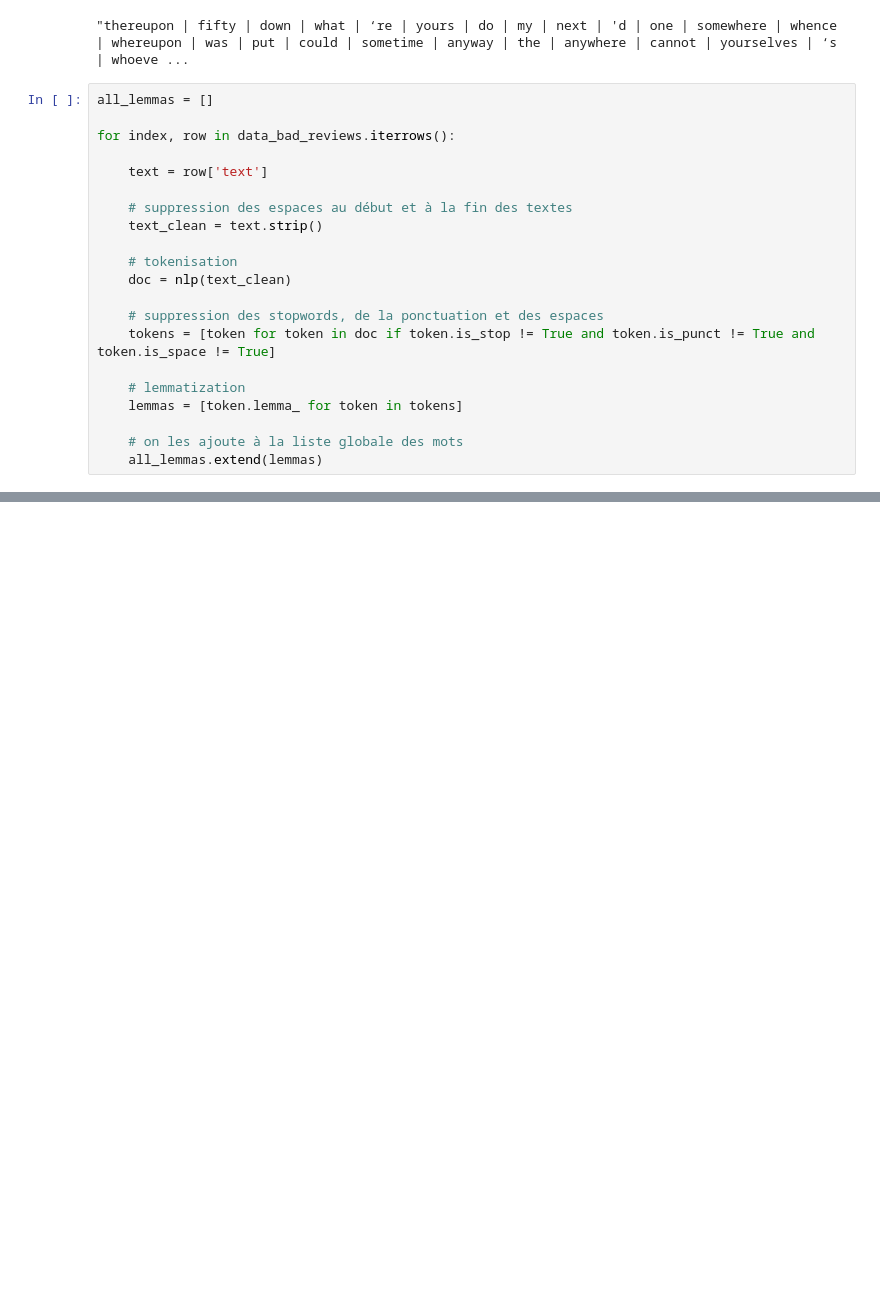
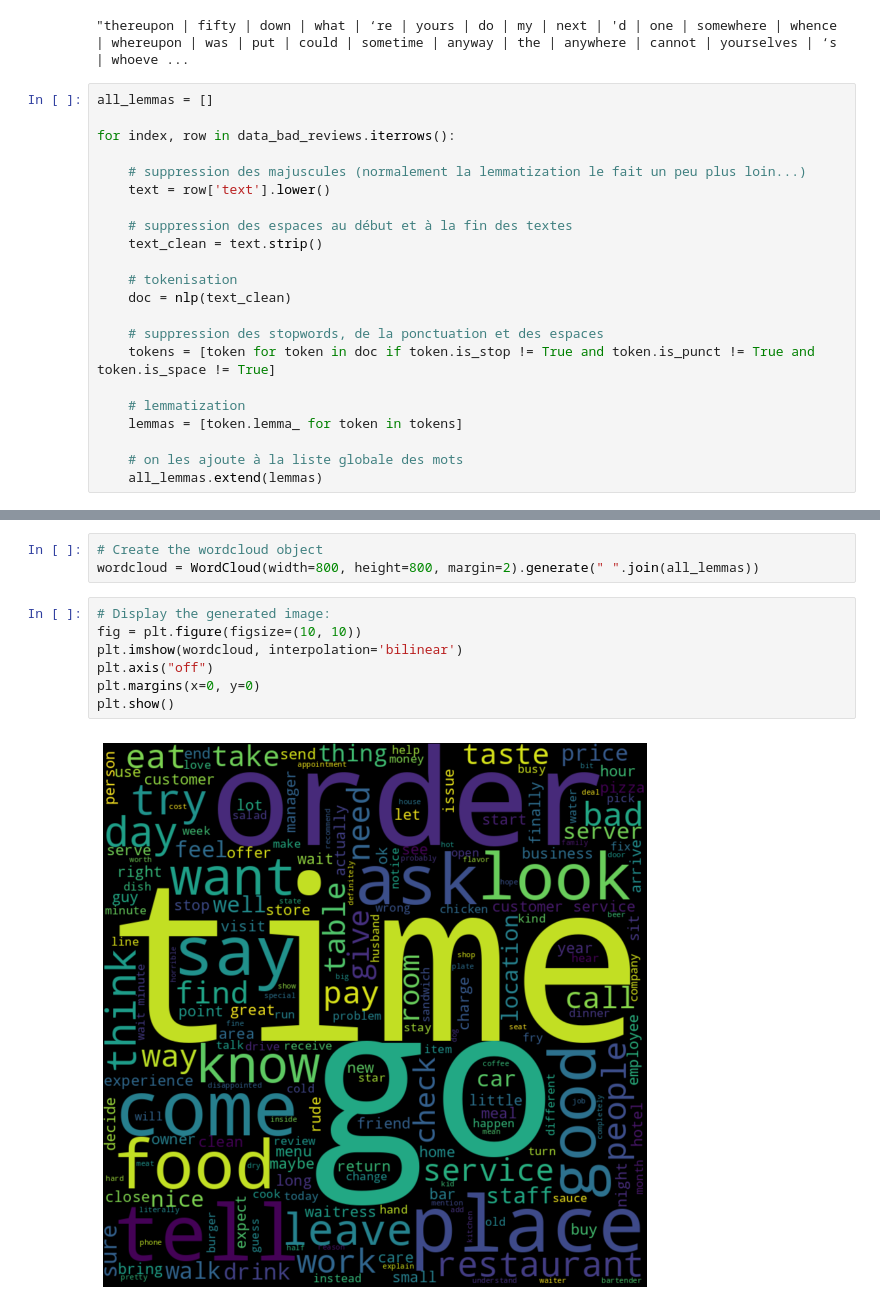
Before and after one commit to Valkea/OC_AI_06, a Jupyter notebook: 01_EDA.ipynb, the cells around one changed output, grey strips where cells are left out. Saved outputs shown, nothing was run; the diff lists cells and outputs as text; blank space fills up the shorter version.

Commit message:
feature: add a cloud of words (lemmas) with wordcloud lib

```diff
--- a/01_EDA.ipynb
+++ b/01_EDA.ipynb
@@ -253,7 +253,8 @@ all_lemmas = []
 
 for index, row in data_bad_reviews.iterrows():
 
-    text = row['text']
+    # suppression des majuscules (normalement la lemmatization le fait un peu plus loin...)
+    text = row['text'].lower()
 
     # suppression des espaces au début et à la fin des textes
     text_clean = text.strip()
@@ -277,0 +281,12 @@ print (common_lemmas)
+# %%
+# Create the wordcloud object
+wordcloud = WordCloud(width=800, height=800, margin=2).generate(" ".join(all_lemmas))
+# %%
+# Display the generated image:
+fig = plt.figure(figsize=(10, 10))
+plt.imshow(wordcloud, interpolation='bilinear')
+plt.axis("off")
+plt.margins(x=0, y=0)
+plt.show()
+# %% [output]
+[figure, added]
```
Also changed, not shown: parts of 2 cells of this notebook.
